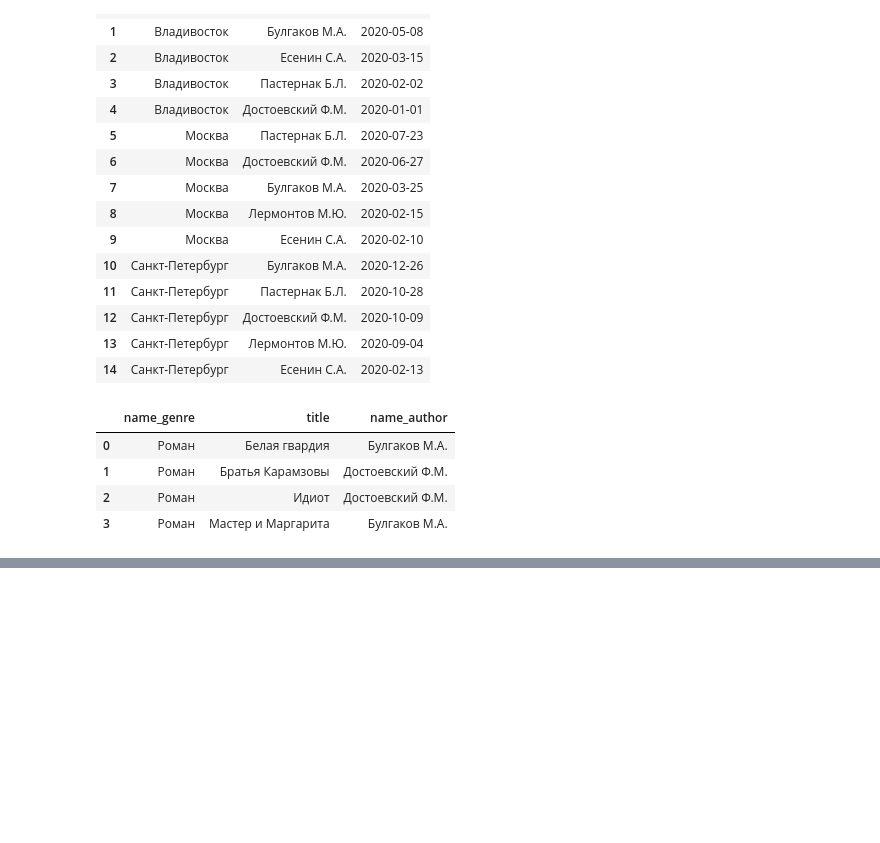
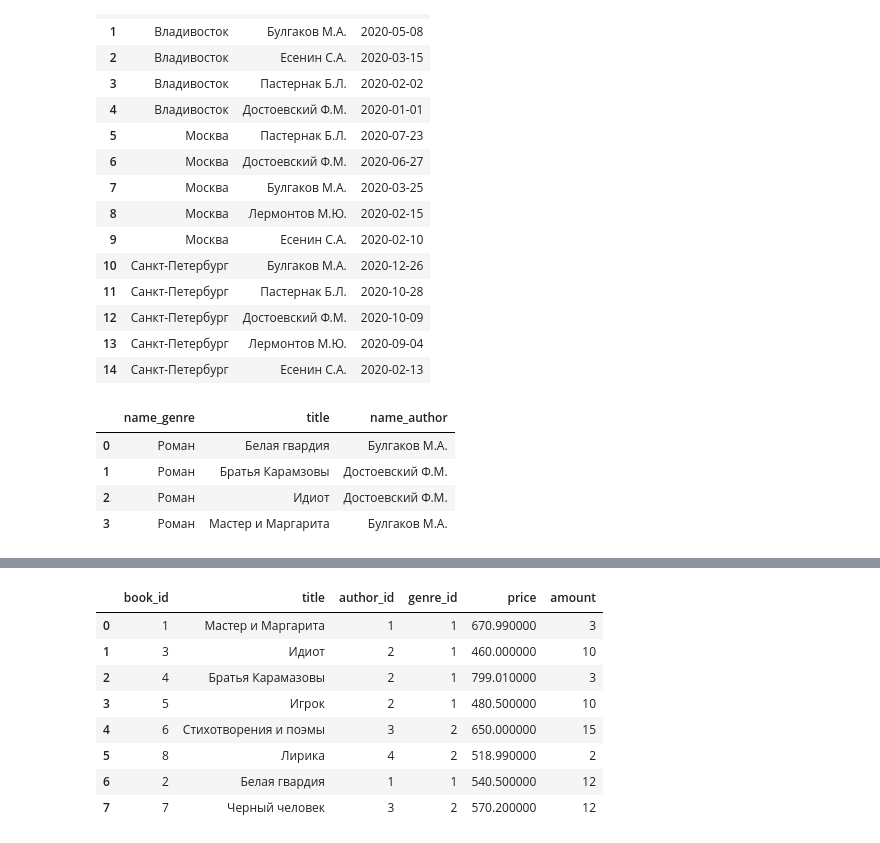
Before and after one commit to w9ip/learning, a Jupyter notebook: DB/Без названия.ipynb, the cells around one changed output, grey strips where cells are left out. Drawn from its saved outputs; the diff is of its cells as text; code cells hidden in the pictures; blank space fills up the shorter version.

```diff
--- a/DB/Без названия.ipynb
+++ b/DB/Без названия.ipynb
@@ -4238,0 +4580,35 @@ ORDER BY title;
+# %%
+read_sql_query("""
+WITH updated_books AS (
+UPDATE book
+    SET amount = book.amount + s.amount
+    FROM supply AS s
+    WHERE book.price = s.price
+        AND book.title = s.title
+        AND book.author_id = (SELECT author_id
+                                FROM author
+                                WHERE author.name_author = s.author)
+
+    RETURNING book_id, book.title, book.author_id, genre_id, book.price, book.amount
+    )
+
+UPDATE supply
+SET amount = 0
+WHERE (supply.title, supply.author) IN (
+SELECT updated_books.title,
+                                                author.name_author
+                                                FROM updated_books
+                                                    JOIN author ON
+                                                    author.author_id = updated_books.author_id);
+SELECT * FROM book;
+""")
+# %% [output]
+|  | book_id | title | author_id | genre_id | price | amount |
+| 0 | 1 | Мастер и Маргарита | 1 | 1 | 670.990000 | 3 |
+| 1 | 3 | Идиот | 2 | 1 | 460.000000 | 10 |
+| 2 | 4 | Братья Карамазовы | 2 | 1 | 799.010000 | 3 |
+| 3 | 5 | Игрок | 2 | 1 | 480.500000 | 10 |
+| 4 | 6 | Стихотворения и поэмы | 3 | 2 | 650.000000 | 15 |
+| 5 | 8 | Лирика | 4 | 2 | 518.990000 | 2 |
+| 6 | 2 | Белая гвардия | 1 | 1 | 540.500000 | 12 |
+| 7 | 7 | Черный человек | 3 | 2 | 570.200000 | 12 |
```
Also changed, not shown: parts of 34 cells of this notebook, 1 other file.
